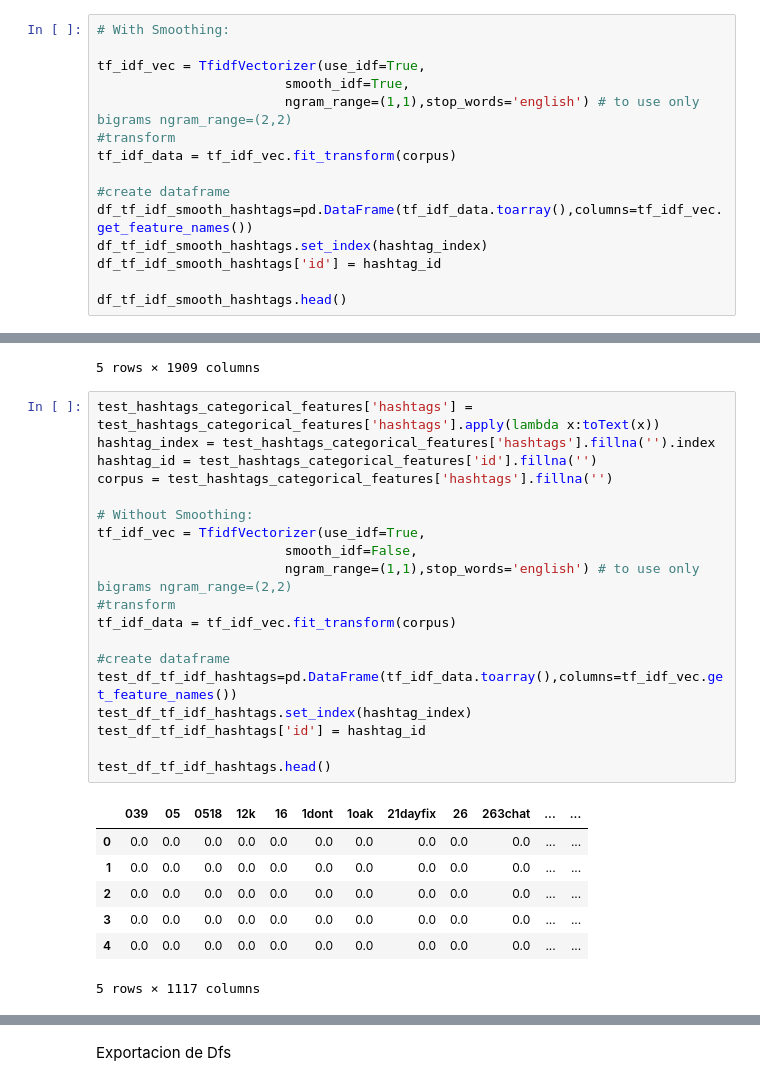
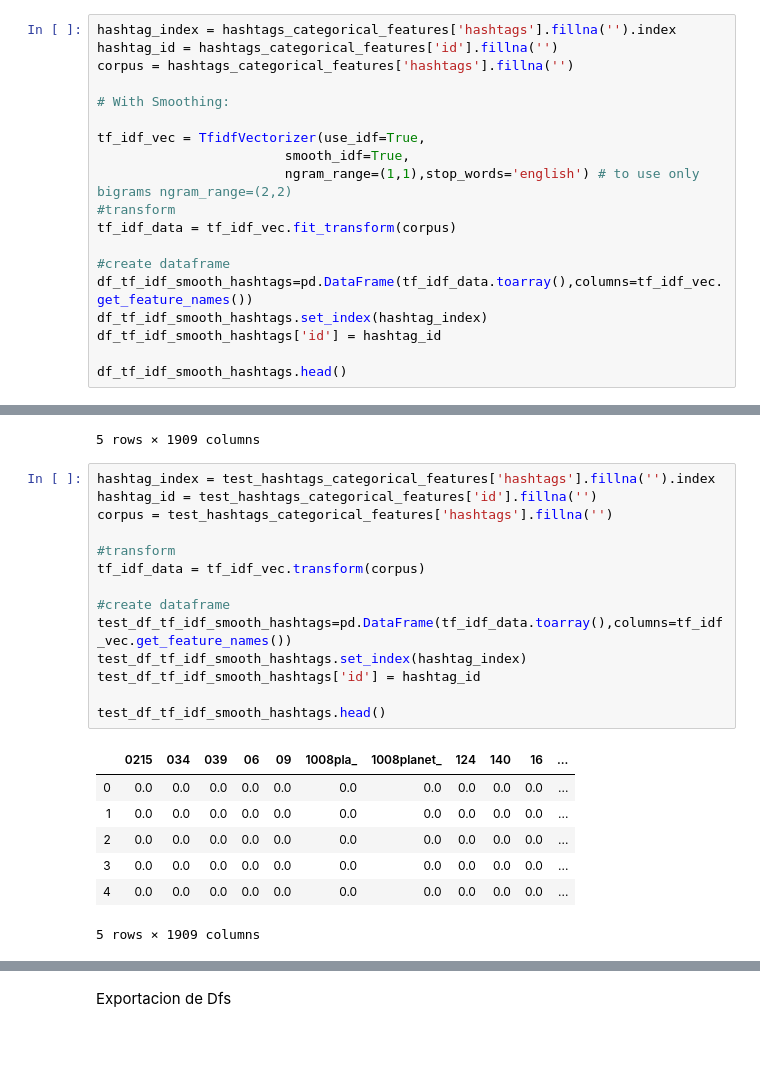
Before and after one commit to anichucai/7506-Datos-datos-tp2, a Jupyter notebook: Features.ipynb, the cells around one changed output, grey strips where cells are left out. Saved outputs shown, nothing was run; the diff lists cells and outputs as text; blank space fills up the shorter version.

Commit message:
arreglo temita de encodeo y features en set de test, agrego features de tags para set de test

```diff
--- a/Features.ipynb
+++ b/Features.ipynb
@@ -1140,4 +1127,8 @@ df_tf_idf_hashtags.head()
 # %%
+hashtag_index = hashtags_categorical_features['hashtags'].fillna('').index
+hashtag_id = hashtags_categorical_features['id'].fillna('')
+corpus = hashtags_categorical_features['hashtags'].fillna('')
+
 # With Smoothing:
 
 tf_idf_vec = TfidfVectorizer(use_idf=True,
@@ -1161,29 +1152,24 @@ df_tf_idf_smooth_hashtags.head()
 | 4 | 0.0 | 0.0 | 0.0 | 0.0 | 0.0 | 0.0 | 0.0 | 0.0 | 0.0 | 0.0 | ... |
 5 rows × 1909 columns
 # %%
-test_hashtags_categorical_features['hashtags'] = test_hashtags_categorical_features['hashtags'].apply(lambda x:toText(x))
 hashtag_index = test_hashtags_categorical_features['hashtags'].fillna('').index
 hashtag_id = test_hashtags_categorical_features['id'].fillna('')
 corpus = test_hashtags_categorical_features['hashtags'].fillna('')
 
-# Without Smoothing:
-tf_idf_vec = TfidfVectorizer(use_idf=True,
-                        smooth_idf=False,
-                        ngram_range=(1,1),stop_words='english') # to use only  bigrams ngram_range=(2,2)
 #transform
-tf_idf_data = tf_idf_vec.fit_transform(corpus)
+tf_idf_data = tf_idf_vec.transform(corpus)
 
 #create dataframe
-test_df_tf_idf_hashtags=pd.DataFrame(tf_idf_data.toarray(),columns=tf_idf_vec.get_feature_names())
-test_df_tf_idf_hashtags.set_index(hashtag_index)
-test_df_tf_idf_hashtags['id'] = hashtag_id
+test_df_tf_idf_smooth_hashtags=pd.DataFrame(tf_idf_data.toarray(),columns=tf_idf_vec.get_feature_names())
+test_df_tf_idf_smooth_hashtags.set_index(hashtag_index)
+test_df_tf_idf_smooth_hashtags['id'] = hashtag_id
 
-test_df_tf_idf_hashtags.head()
+test_df_tf_idf_smooth_hashtags.head()
 # %% [output]
-|  | 039 | 05 | 0518 | 12k | 16 | 1dont | 1oak | 21dayfix | 26 | 263chat | ... | ... |
-| 0 | 0.0 | 0.0 | 0.0 | 0.0 | 0.0 | 0.0 | 0.0 | 0.0 | 0.0 | 0.0 | ... | ... |
-| 1 | 0.0 | 0.0 | 0.0 | 0.0 | 0.0 | 0.0 | 0.0 | 0.0 | 0.0 | 0.0 | ... | ... |
-| 2 | 0.0 | 0.0 | 0.0 | 0.0 | 0.0 | 0.0 | 0.0 | 0.0 | 0.0 | 0.0 | ... | ... |
-| 3 | 0.0 | 0.0 | 0.0 | 0.0 | 0.0 | 0.0 | 0.0 | 0.0 | 0.0 | 0.0 | ... | ... |
-| 4 | 0.0 | 0.0 | 0.0 | 0.0 | 0.0 | 0.0 | 0.0 | 0.0 | 0.0 | 0.0 | ... | ... |
+|  | 0215 | 034 | 039 | 06 | 09 | 1008pla_ | 1008planet_ | 124 | 140 | 16 | ... |
+| 0 | 0.0 | 0.0 | 0.0 | 0.0 | 0.0 | 0.0 | 0.0 | 0.0 | 0.0 | 0.0 | ... |
+| 1 | 0.0 | 0.0 | 0.0 | 0.0 | 0.0 | 0.0 | 0.0 | 0.0 | 0.0 | 0.0 | ... |
+| 2 | 0.0 | 0.0 | 0.0 | 0.0 | 0.0 | 0.0 | 0.0 | 0.0 | 0.0 | 0.0 | ... |
+| 3 | 0.0 | 0.0 | 0.0 | 0.0 | 0.0 | 0.0 | 0.0 | 0.0 | 0.0 | 0.0 | ... |
+| 4 | 0.0 | 0.0 | 0.0 | 0.0 | 0.0 | 0.0 | 0.0 | 0.0 | 0.0 | 0.0 | ... |
-5 rows × 1117 columns
+5 rows × 1909 columns
```
Also changed, not shown: parts of 66 cells of this notebook, 19 other files.
